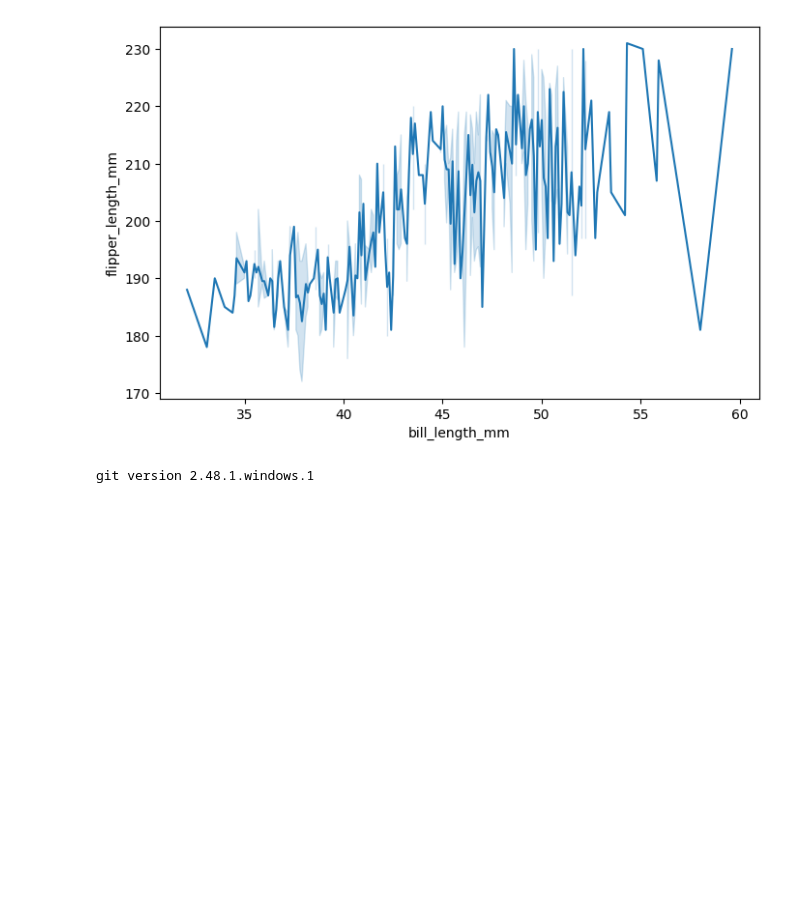
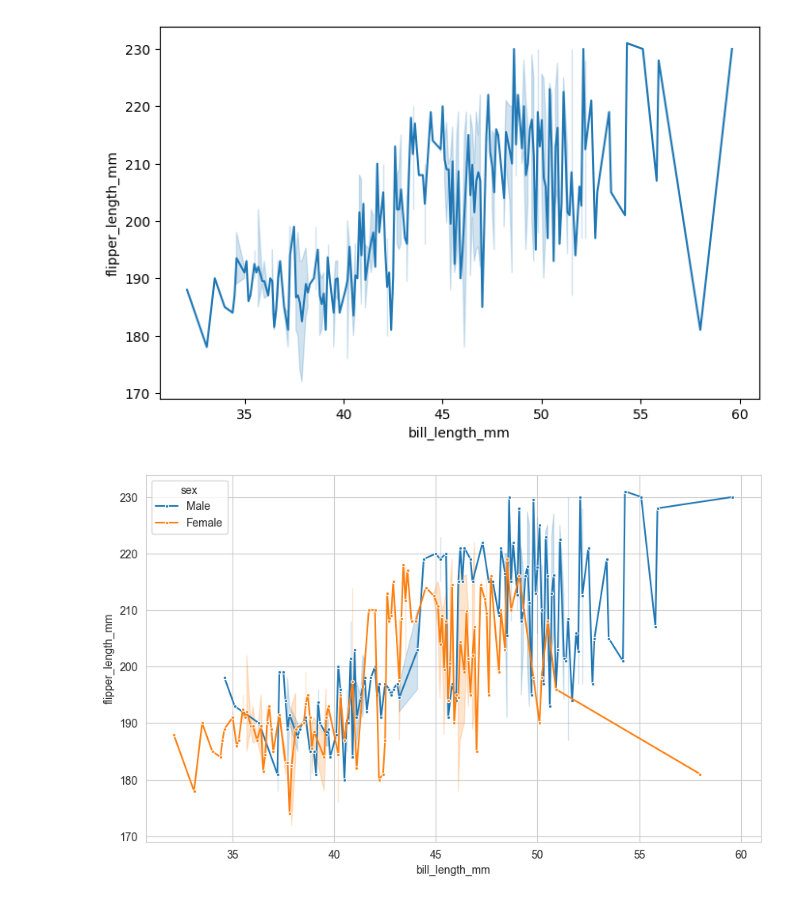
Before and after one commit to KaoswerAhamedsojeeb/Seaborn-Program, a Jupyter notebook: Line_plot.ipynb, the cells around one changed output. Cells and saved outputs as stored; diff of their text form; code cells hidden in the pictures; blank space fills up the shorter version.

```diff
--- a/Line_plot.ipynb
+++ b/Line_plot.ipynb
@@ -145,7 +145,12 @@ plt.show()
 # %% [output]
 [figure]
 # %%
-!git --version
+# use of hue
+
+plt.figure(figsize=(10,6))
+sns.set_style("whitegrid")
+sns.lineplot(x="bill_length_mm",y="flipper_length_mm",data=penguins_data, hue="sex",marker=".")
+plt.show()
 # %% [output]
-git version 2.48.1.windows.1
+[figure, added]
 # %%
```
Also changed, not shown: parts of 2 cells of this notebook, 1 other file.
